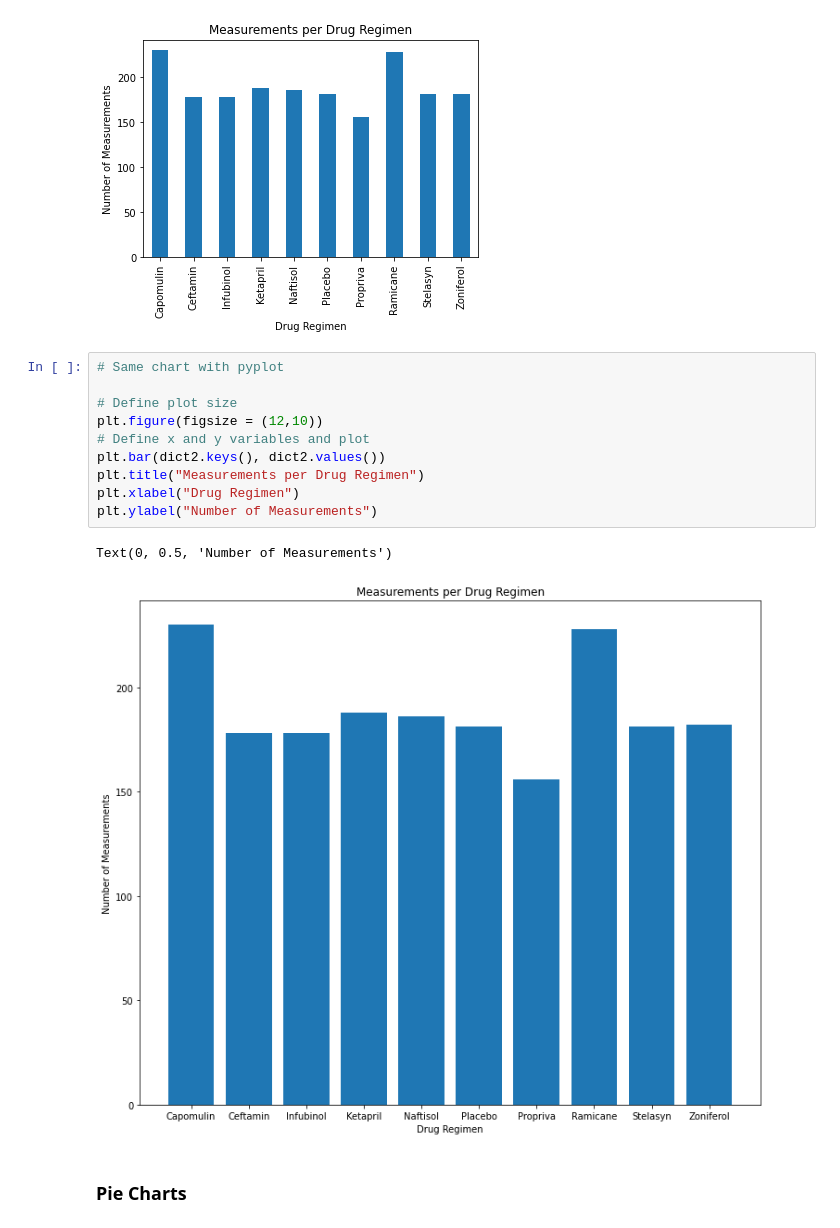
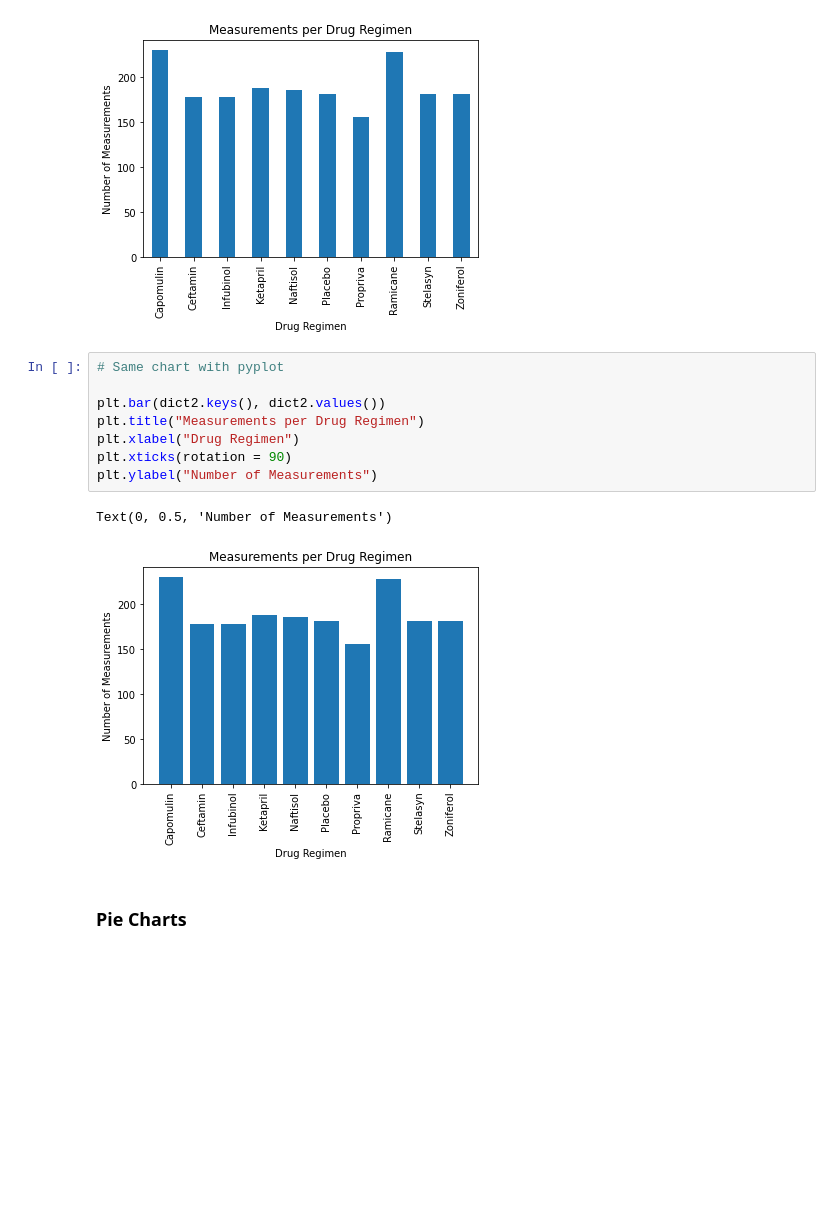
Before and after one commit to maali007/matplotlib-challenge, a Jupyter notebook: pymaceuticals.ipynb, the cells around one changed output. Saved outputs shown, nothing was run; the diff lists cells and outputs as text; blank space fills up the shorter version.

```diff
--- a/pymaceuticals.ipynb
+++ b/pymaceuticals.ipynb
@@ -165,16 +167,14 @@ Text(0, 0.5, 'Number of Measurements')
 # %%
 # Same chart with pyplot
 
-# Define plot size
-plt.figure(figsize = (12,10))
-# Define x and y variables and plot
 plt.bar(dict2.keys(), dict2.values())
 plt.title("Measurements per Drug Regimen")
 plt.xlabel("Drug Regimen")
+plt.xticks(rotation = 90)
 plt.ylabel("Number of Measurements")
 # %% [output]
 Text(0, 0.5, 'Number of Measurements')
-[figure, old version]
+[figure, new version]
 # %% [markdown]
 ### Pie Charts
 # %%
```
Also changed, not shown: parts of 15 cells of this notebook.
